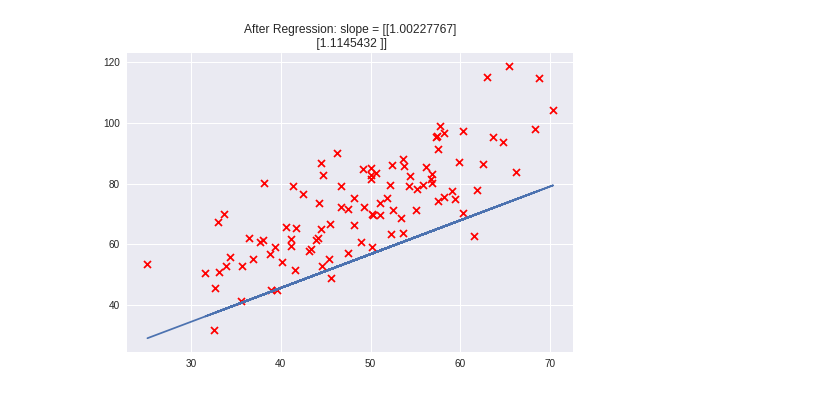
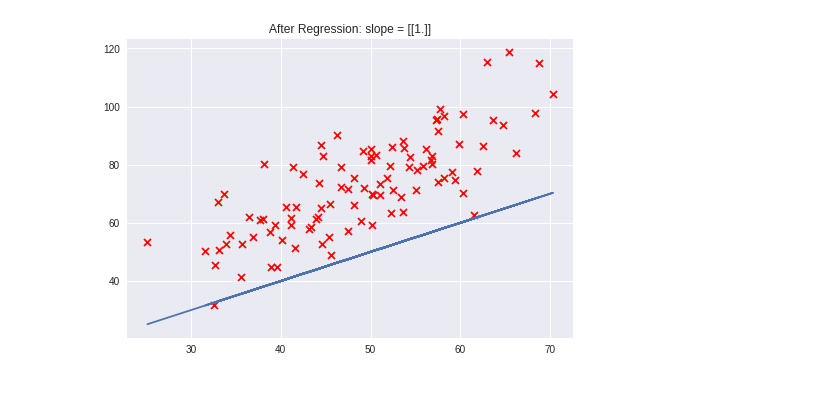
Before and after one commit to chacha95/Colorization_for_BuddistArt, a Jupyter notebook: 실습.ipynb, the cells around one changed output. Drawn from its saved outputs; the diff is of its cells as text; code cells hidden in the pictures.

```diff
--- a/실습.ipynb
+++ b/실습.ipynb
@@ -45,49 +109,82 @@ def loadData(fileName):
   # data행렬을 이해하고 그려보자!
   return (data[:, 0], data[:, 1])
 
-def GradientDescent(X, Y, theta, alpha, num_iters):
+# 편미분
+def function(x, w):
+  return np.sum(np.matmul(x,w))
+
+# 수치적 gradient를 구하는법
+# W 행렬을 업데이트
+def numerical_gradient(f ,X, W):
+  h = 1e-4
+  grad = np.zeros_like(W) # W와 shape가 같은 array 생성
+
+  for idx in range(W.size):
+    tmp_val = W[idx]
+
+    W[idx] = tmp_val + h
+    fxh1 = f(X, W)
+
+    W[idx] = tmp_val - h
+    fxh2 = f(X, W)
+
+    grad[idx] = (fxh1 - fxh2) / (2*h)
+    W[idx] = tmp_val
+
+  return grad
+
+def GradientDescent(X, Y, W, alpha, num_iters):
     m = np.size(Y)
-    hx = np.matmul(X, theta)
-    c1 = Cost(theta, X, Y)
+    # X의 shape는 (100, 1)
+    # W의 shape는 (1, 1)
+    # H_x는 (100, 1)
+    # H_x = Wx로 가설을 잡은 경우
+    # bias는 뺐습니다 여러분이 추가해보세요!
+    H_x = np.matmul(X, W)
+    cost1 = Cost(W, X, Y)
+
     for i in range(0, num_iters):
-        # gradient를 구해준다 c2
-        temp = (alpha / m) * np.matmul(X.T, (hx - Y))
-        c2 = Cost(theta - temp, X, Y)
+        # gradient를 구해준다 cost2
+        #W_temp = (alpha / m) * np.matmul(X.T, (H_x - Y))
+        W_temp = (alpha/m) * numerical_gradient(function, X, W)
+        cost2 = Cost(W - W_temp, X, Y)
 
-        # c1과 c2를 비교해 gradient 변화량이 더 작은걸 넣어준다.
-        if c1 > c2:
-            c1 = c2
-            theta = theta - temp
+        # c1과 c2를 비교해 Cost가 더 작은걸 넣어준다.
+        if cost1 > cost2:
+            cost1 = cost2
+            W = W - W_temp
 
-    return theta
+    return W
 
-def Cost(theta, X, Y):
+# 수식을 참고하면서 Cost 함수를 만들어보자
+def Cost(W, X, Y):
     m = Y.size
-    hx = np.matmul(X, theta)
-    return np.sum(np.power(np.subtract(hx, Y), 2)) / (2 * m)
+    H_x = np.matmul(X, W)
+    return np.sum(np.power(np.subtract(H_x, Y), 2)) * (m/2)
 
 # csv 파일을 불러들이는 코드
 train_f = 'gdrive/My Drive/linear_regression_train.csv'
-
 X, Y = loadData(train_f)
 
-# train 부분
-# m에 데이터셋의 총 크기를 담는다.
-m = Y.size
-t = X
-X = np.hstack((np.matrix(np.ones(m).reshape(m, 1)), t))
-print(X)
+# array의 shape를 맞춰주는 작업
+m = X.size
+X = np.reshape(X, (m, 1))
 
-theta = np.matrix(np.ones(2).reshape(2, 1))
-theta = GradientDescent(X, Y, theta, 0.000001, 100)
-Cost(theta, X, Y)
-# print(theta)
-plt.scatter(np.array(t), np.array(Y), marker = 'x', color='r')
-plt.plot(np.array(t),np.array(np.matmul(X, theta)))
-plt.title("After Regression: slope = " + str(theta))
+# np.reshape도 가능 하지만 .reshape를 통해서도 shape를 바꿀 수 있다.
+# 두가지 문법 다 알아둬야 나중에 코드 읽기 편함
+# W는 1로 초기화 해준다 -> 우리가 업데이트 해줘야할것!
+W = np.reshape(np.ones(1), (1, 1))
+W = GradientDescent(X, Y, W, 0.005, 100)
+
+Cost(W, X, Y)
+# Y데이터를 그래프에 그려줌
+plt.scatter(np.array(X), np.array(Y), marker = 'x', color='r')
+# 함수를 그려줌, X축 Y축 값 지정
+plt.plot(np.array(X),np.array(np.matmul(X, W)))
+plt.title("After Regression: slope = " + str(W))
 plt.show()
 # cost 함수 값 확인
-print(Cost(theta, X, Y))
+print(Cost(W, X, Y))
 # %% [output]
 Drive already mounted at /content/gdrive; to attempt to forcibly remount, call drive.mount("/content/gdrive", force_remount=True).
 [[ 32.50234527  31.70700585]
@@ -109 +206 @@ Drive already mounted at /content/gdrive; to attempt to forcibly remount, call d
-[figure, old version]
+[figure, new version]
```
Also changed, not shown: parts of 5 cells of this notebook.
